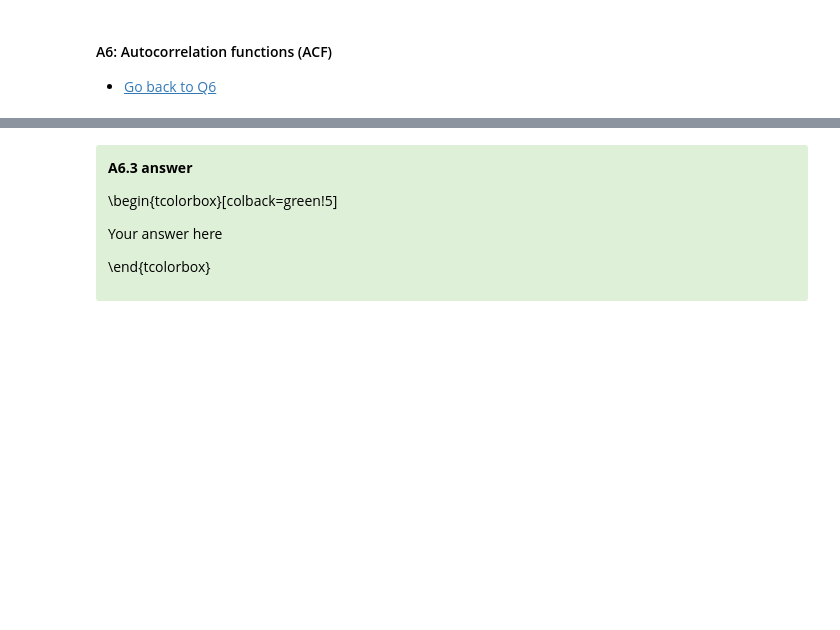
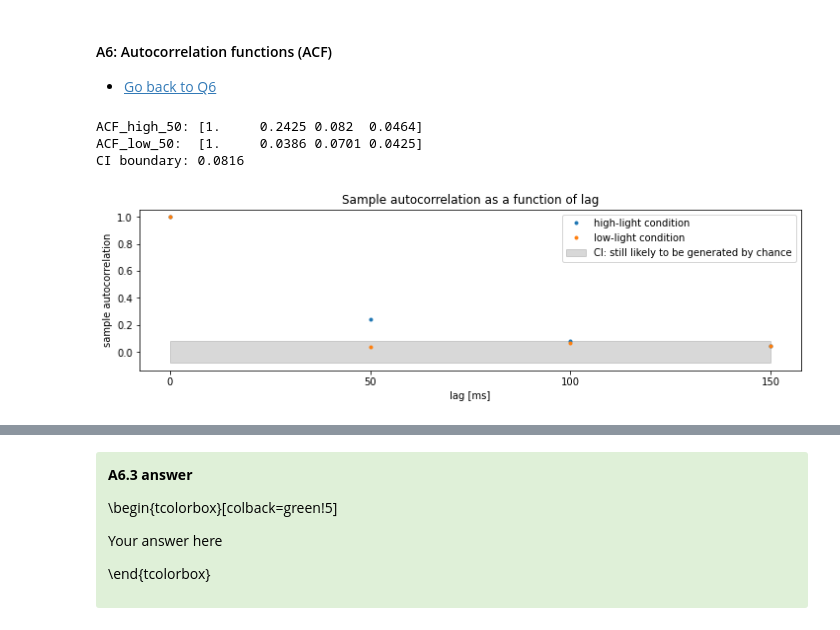
Before and after one commit to RobbeDeMuynck/CN_practicals, a Jupyter notebook: Module 2/Module2_Ex1_XX.ipynb, the cells around one changed output, grey strips where cells are left out. Drawn from its saved outputs; the diff is of its cells as text; code cells hidden in the pictures; blank space fills up the shorter version.

```diff
--- a/Module 2/Module2_Ex1_XX.ipynb
+++ b/Module 2/Module2_Ex1_XX.ipynb
@@ -675,0 +642,80 @@ def autocorr(x, lags):
+# %%
+# Hint: when using the np.correlate(,'full') function, the location of your first lag at lag 0 (t=0) is at index xcorr.size//2, figure out why.
+
+#use the following variables:
+#ACF_low_50
+#ACF_high_50
+#ACF_low_1
+#ACF_high_1
+
+#######################
+##   Q6.1 solution   ##
+#######################
+
+def autocorr(spike_data, binsize=0.050, lags=3):
+    # Bin the spike data depending on binsize [s]
+    T = 30 # [s]
+    time_bin_edges = np.arange(0, T+binsize, binsize)
+    increments, _ = np.histogram(spike_data, bins=time_bin_edges)
+
+    # Calculate autocorrelation for defined lags
+    mean = np.mean(increments)
+    var = np.var(increments)
+    ndata = increments - mean
+    x_corr = np.correlate(ndata, ndata, 'full')
+    x_corr = x_corr[x_corr.size//2:]
+    x_corr = x_corr / var / len(ndata)
+
+    # Calculate CI boundary
+    N = len(increments)
+    CI_bound = 2/np.sqrt(N)
+
+    # Return only requested lags
+    return x_corr[:lags+1], CI_bound
+
+
+ACF_high_50, CI_bound_50 = autocorr(spikes_high)
+ACF_low_50, _ = autocorr(spikes_low)
+
+print(f'ACF_high_50: {np.round(ACF_high_50, 4)}')
+print(f'ACF_low_50:  {np.round(ACF_low_50, 4)}')
+print(f'CI boundary: {CI_bound_50:.4f}')
+
+#######################
+##   Q6.2 solution   ##
+#######################
+fig, ax = plt.subplots(1, 1)
+x = np.arange(0, len(ACF_high_50))*50
+ax.plot(x, ACF_high_50, '.', label='high-light condition')
+ax.plot(x, ACF_low_50, '.', label='low-light condition')
+# ax.axhline(y = CI_bound_50, c='grey', ls=':',
+#            label='CI boundary: unlikely to be generated by chance')
+# ax.axhline(y = -CI_bound_50, c='grey', ls=':')
+ax.fill_between(x, -CI_bound_50, CI_bound_50, color='grey', alpha=0.3,
+                label='CI: still likely to be generated by chance')
+ax.set_title('Sample autocorrelation as a function of lag')
+ax.set_xlabel('lag [ms]')
+ax.set_ylabel('sample autocorrelation')
+ax.set_xticks(x)
+ax.legend()
+plt.show()
+
+# lag_plot(ACF_high_50, ACF_low_50, CI_bound_50, 50, np.arange(0, 4)*50)
+
+#######################
+##   Q6.3 solution   ##
+#######################
+
+ACF_high_1, CI_bound_1 = autocorr(spikes_high, binsize=0.001, lags=100)
+ACF_low_1, _ = autocorr(spikes_low, binsize=0.001, lags=100)
+
+lag_plot(ACF_high_1, ACF_low_1, CI_bound_1, 100, np.arange(0, 20)*100)
+
+#######################
+##   Q6.4 solution   ##
+#######################
+# %% [output]
+ACF_high_50: [1.     0.2425 0.082  0.0464]
+ACF_low_50:  [1.     0.0386 0.0701 0.0425]
+CI boundary: 0.0816
+[figure, added]
```
Also changed, not shown: parts of 6 cells of this notebook.
